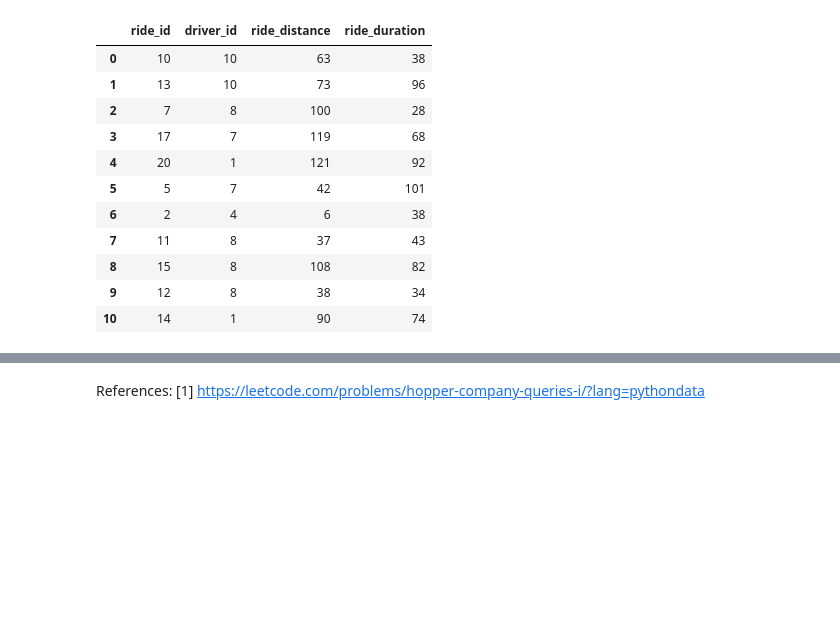
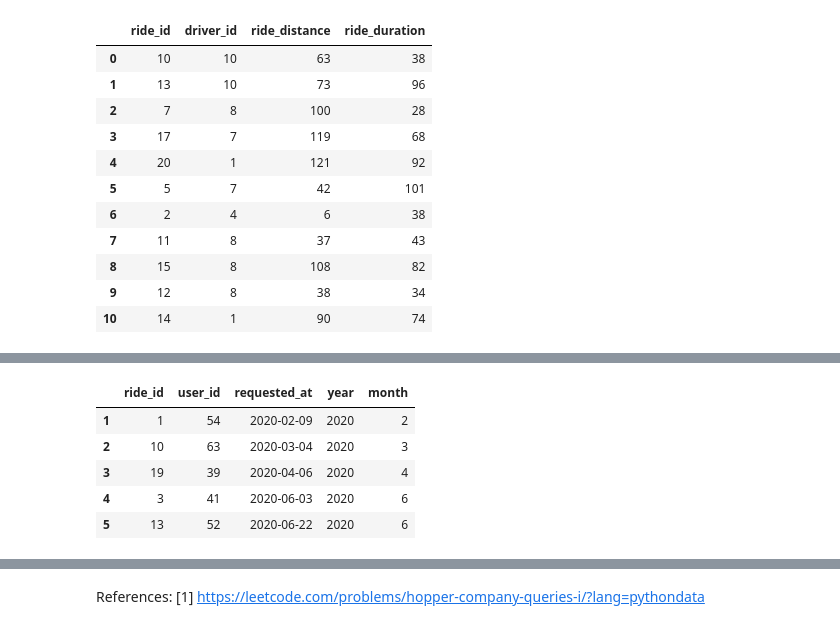
Before and after one commit to SKawsar/Pandas-Hard-Data-Preprocessing, a Jupyter notebook: Hopper Company Queries I.ipynb, the cells around one changed output, grey strips where cells are left out. Drawn from its saved outputs; the diff is of its cells as text; code cells hidden in the pictures; blank space fills up the shorter version.

Commit message:
- updated Hopper data

```diff
--- a/Hopper Company Queries I.ipynb
+++ b/Hopper Company Queries I.ipynb
@@ -8,10 +150,11 @@ data = [[10, '2019-12-10'],
         [4, '2020-5-17'],
         [1, '2020-10-24'],
         [6, '2021-1-5']]
-drivers = pd.DataFrame(data,
-                       columns=['driver_id',
-                                'join_date']).astype({'driver_id':'Int64',
-                                                      'join_date':'datetime64[ns]'})
+drivers = pd.DataFrame(
+           data,
+           columns=['driver_id',
+                    'join_date']).astype({'driver_id':'Int64',
+                    'join_date':'datetime64[ns]'})
 data = [[6, 75, '2019-12-9'],
         [1, 54, '2020-2-9'],
         [10, 63, '2020-3-4'],
@@ -27,12 +170,13 @@ data = [[6, 75, '2019-12-9'],
         [15, 32, '2021-1-17'],
         [12, 11, '2021-1-19'],
         [14, 18, '2021-1-27']]
-rides = pd.DataFrame(data,
-                     columns=['ride_id',
-                              'user_id',
-                              'requested_at']).astype({'ride_id':'Int64',
-                                                       'user_id':'Int64',
-                                                       'requested_at':'datetime64[ns]'})
+rides = pd.DataFrame(
+         data,
+         columns=['ride_id',
+                  'user_id',
+                  'requested_at']).astype({'ride_id':'Int64',
+                  'user_id':'Int64',
+                  'requested_at':'datetime64[ns]'})
 data = [[10, 10, 63, 38],
         [13, 10, 73, 96],
         [7, 8, 100, 28],
@@ -44,14 +188,15 @@ data = [[10, 10, 63, 38],
         [15, 8, 108, 82],
         [12, 8, 38, 34],
         [14, 1, 90, 74]]
-accepted_rides = pd.DataFrame(data,
-                              columns=['ride_id',
-                                       'driver_id',
-                                       'ride_distance',
-                                       'ride_duration']).astype({'ride_id':'Int64',
-                                                                 'driver_id':'Int64',
-                                                                 'ride_distance':'Int64',
-                                                                 'ride_duration':'Int64'})
+accepted_rides = pd.DataFrame(
+          data,
+          columns=['ride_id',
+                   'driver_id',
+                   'ride_distance',
+                   'ride_duration']).astype({'ride_id':'Int64',
+                   'driver_id':'Int64',
+                   'ride_distance':'Int64',
+                   'ride_duration':'Int64'})
 display(drivers, rides, accepted_rides)
 # %% [output]
 |  | driver_id | join_date |
@@ -134,0 +339,13 @@ month_df
+# %%
+rides = rides.sort_values(by=["requested_at"])
+rides["year"] = rides["requested_at"].dt.year
+rides["month"] = rides["requested_at"].dt.month
+rides = rides[rides["year"]==2020]
+display(rides.head())
+# %% [output]
+|  | ride_id | user_id | requested_at | year | month |
+| 1 | 1 | 54 | 2020-02-09 | 2020 | 2 |
+| 2 | 10 | 63 | 2020-03-04 | 2020 | 3 |
+| 3 | 19 | 39 | 2020-04-06 | 2020 | 4 |
+| 4 | 3 | 41 | 2020-06-03 | 2020 | 6 |
+| 5 | 13 | 52 | 2020-06-22 | 2020 | 6 |
```
Also changed, not shown: parts of 21 cells of this notebook.
